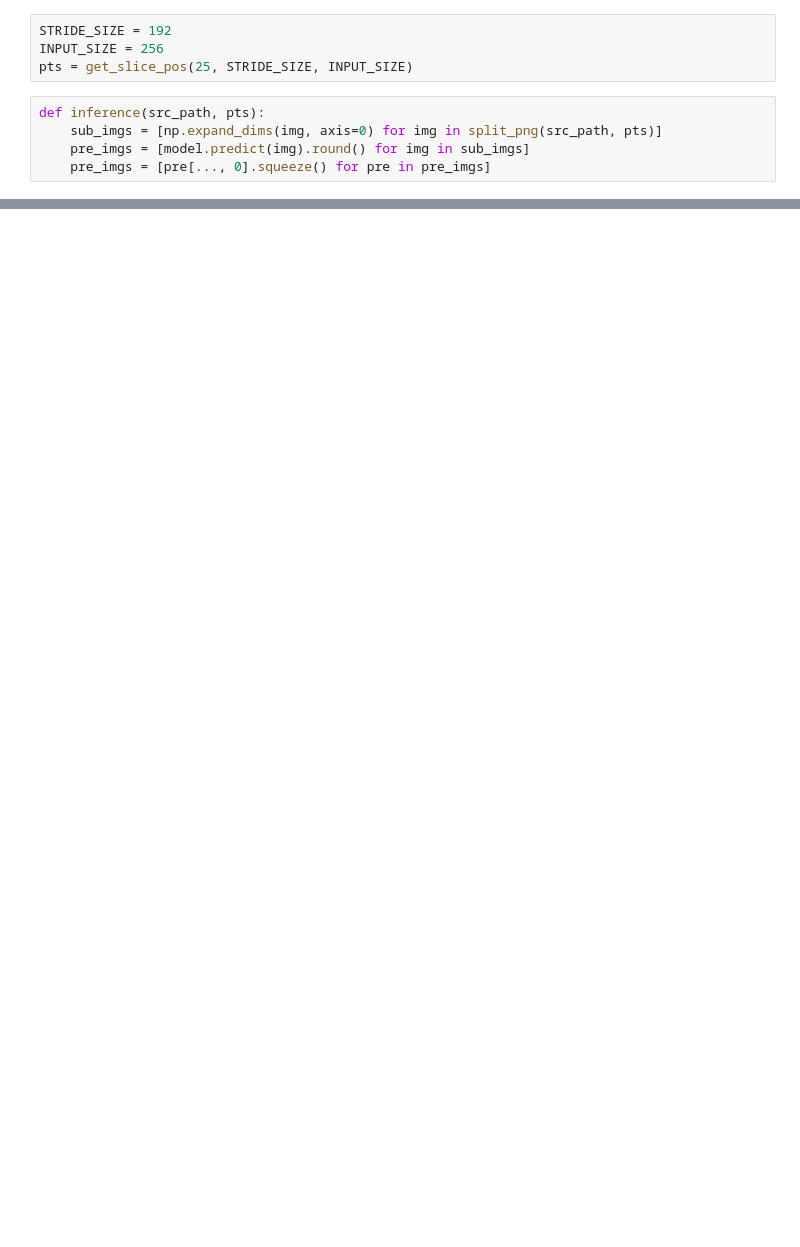
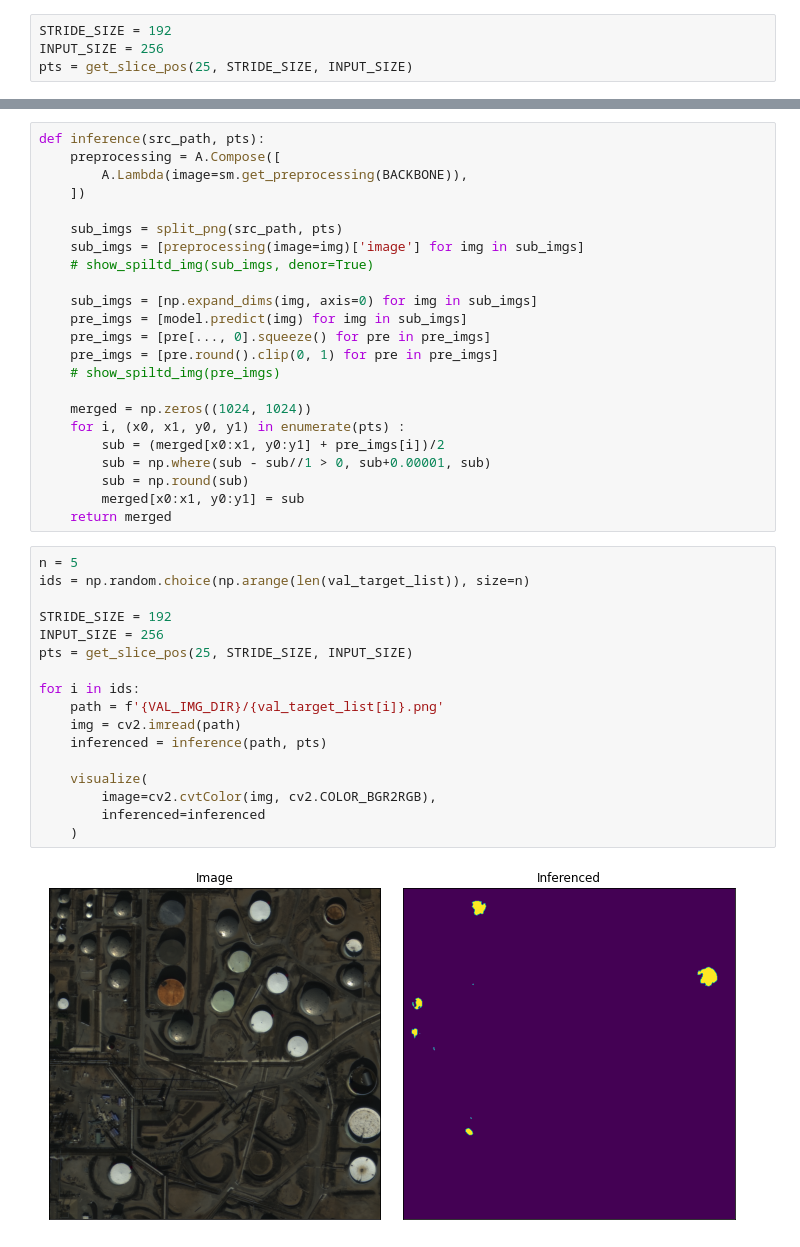
Before and after one commit to AIFFEL-FREESIA/Model, a Jupyter notebook: E3_Unet_building_256_256_crop.ipynb, the cells around one changed output, grey strips where cells are left out. Saved outputs shown, nothing was run; the diff lists cells and outputs as text; blank space fills up the shorter version.

Commit message:
update E3 - update inference routine with merging segmentation map

```diff
--- a/E3_Unet_building_256_256_crop.ipynb
+++ b/E3_Unet_building_256_256_crop.ipynb
@@ -703,8 +734,3 @@ paths
 STRIDE_SIZE = 192
 INPUT_SIZE = 256
 pts = get_slice_pos(25, STRIDE_SIZE, INPUT_SIZE)
-# %%
-def inference(src_path, pts):
-    sub_imgs = [np.expand_dims(img, axis=0) for img in split_png(src_path, pts)]
-    pre_imgs = [model.predict(img).round() for img in sub_imgs]
-    pre_imgs = [pre[..., 0].squeeze() for pre in pre_imgs]
@@ -732,0 +751,42 @@ https://geoffboeing.com/2016/11/osmnx-python-street-networks/
+# %%
+def inference(src_path, pts):
+    preprocessing = A.Compose([
+        A.Lambda(image=sm.get_preprocessing(BACKBONE)),
+    ])
+
+    sub_imgs = split_png(src_path, pts)
+    sub_imgs = [preprocessing(image=img)['image'] for img in sub_imgs]
+    # show_spiltd_img(sub_imgs, denor=True)
+
+    sub_imgs = [np.expand_dims(img, axis=0) for img in sub_imgs]
+    pre_imgs = [model.predict(img) for img in sub_imgs]
+    pre_imgs = [pre[..., 0].squeeze() for pre in pre_imgs]
+    pre_imgs = [pre.round().clip(0, 1) for pre in pre_imgs]
+    # show_spiltd_img(pre_imgs)
+
+    merged = np.zeros((1024, 1024))
+    for i, (x0, x1, y0, y1) in enumerate(pts) :
+        sub = (merged[x0:x1, y0:y1] + pre_imgs[i])/2
+        sub = np.where(sub - sub//1 > 0, sub+0.00001, sub)
+        sub = np.round(sub)
+        merged[x0:x1, y0:y1] = sub
+    return merged
+# %%
+n = 5
+ids = np.random.choice(np.arange(len(val_target_list)), size=n)
+
+STRIDE_SIZE = 192
+INPUT_SIZE = 256
+pts = get_slice_pos(25, STRIDE_SIZE, INPUT_SIZE)
+
+for i in ids:
+    path = f'{VAL_IMG_DIR}/{val_target_list[i]}.png'
+    img = cv2.imread(path)
+    inferenced = inference(path, pts)
+
+    visualize(
+        image=cv2.cvtColor(img, cv2.COLOR_BGR2RGB),
+        inferenced=inferenced
+    )
+# %% [output]
+[figure, added]
```
Also changed, not shown: parts of 22 cells of this notebook, 1 other file.
